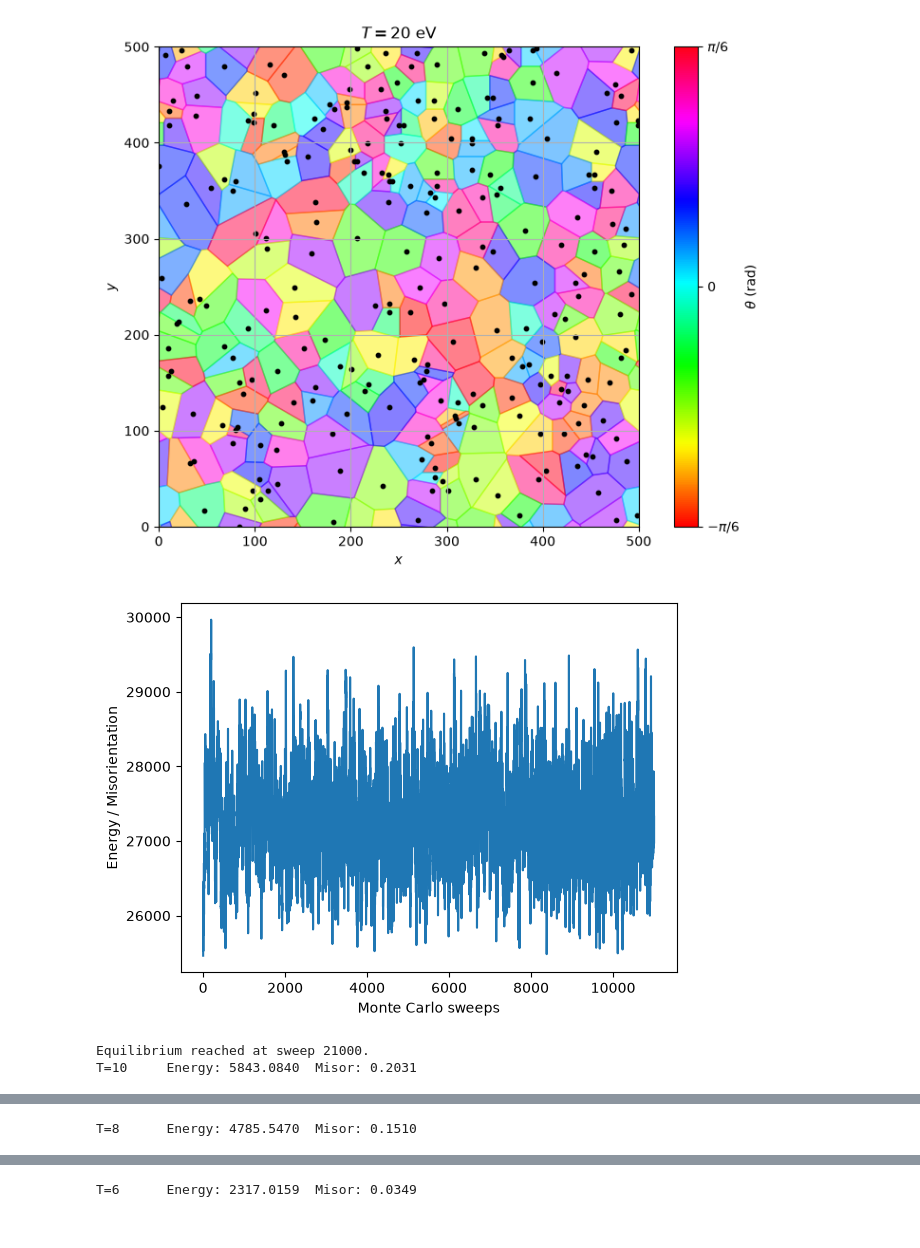
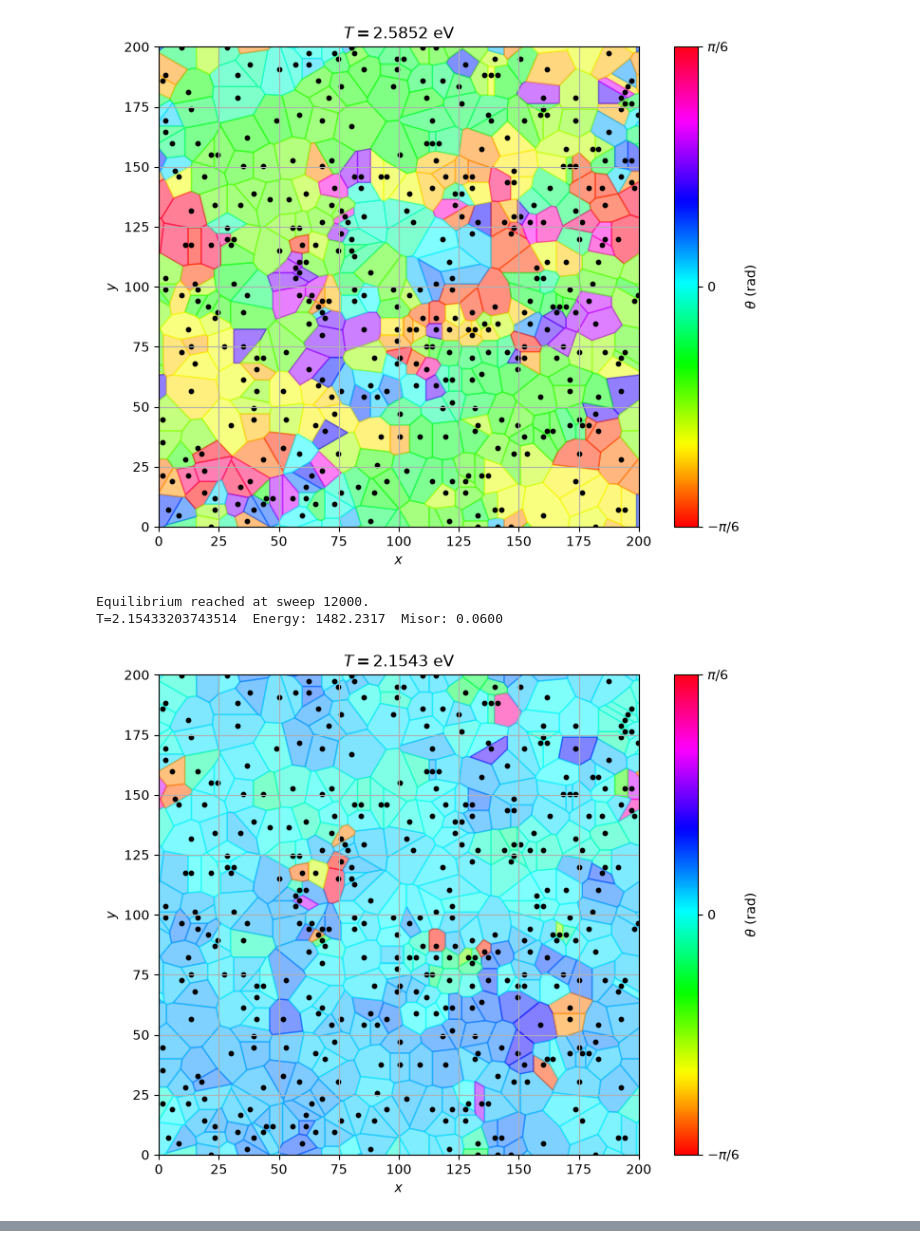
Before and after one commit to Ciciss1/TP, a Jupyter notebook: TP2/Simulation/test.ipynb, the cells around one changed output, grey strips where cells are left out. Saved outputs shown, nothing was run; the diff lists cells and outputs as text; code cells hidden in the pictures.

```diff
--- a/TP2/Simulation/test.ipynb
+++ b/TP2/Simulation/test.ipynb
@@ -14,6 +11,6 @@ The autoreload extension is already loaded. To reload it, use:
 # %%
-L = 500
-rho = 0.001
+L = 200
+rho = 0.01
 
 alpha = 1.70
 beta_RS = -0.161
@@ -22,30 +19,25 @@ gamma = 0.962
 phi_s = 6.874 / 180 * 3.141592653589793          # rad (~6.87 deg)
 phi_s2, phi_s4 = phi_s**2, phi_s**4
 
-T_list = [20, 10, 8, 6, 4, 2]  # haute -> basse T
+T_list = [30, 25, 20, 15, 10]  # haute -> basse T
+T_list = [T * 1000 for T in T_list]
+T_list = [T * 8.61732814974056E-05 for T in T_list]  # eV
 
 vor = Voronoi.PeriodicVoronoi(L, rho)
-theta = vor.theta.copy()
+theta_prev = vor.theta.copy()
 
 for T in T_list:
-    thetas, energy, misor = MonteCarlo.monte_carlo(
-        theta, vor.adj_i, vor.adj_j, vor.adj_length, vor.areas,
+    theta, energy, misor = MonteCarlo.monte_carlo(
+        theta_prev, vor.adj_i, vor.adj_j, vor.adj_length, vor.areas,
         1 / T, epsilon, gamma, phi_s2, phi_s4, alpha, beta_RS,
-        100_000, use_tqdm=True
+        300_000, use_tqdm=True
     )
     print(f"T={T:<5}  Energy: {energy[-1]:.4f}  Misor: {misor[-1]:.4f}")
 
-    vor.theta = thetas.copy()
+    theta_prev = theta.copy()
+    vor.theta = theta_prev
     vor.plot()
-    plt.title(rf"$T=${T} eV")
-    plt.show()
-
-    scalar = np.zeros(len(energy))
-    for i in range(len(energy)):
-        scalar[i] = energy[i] / misor[i] if misor[i] != 0 else 0
-    plt.plot(scalar)
-    plt.xlabel("Monte Carlo sweeps")
-    plt.ylabel("Energy / Misorientation")
+    plt.title(rf"$T=${T:.4f} eV")
     plt.show()
 
 
@@ -61,4 +53,4 @@ T=20     Energy: 6482.4580  Misor: 0.2372
-[figure, old version]
+[figure, new version]
+Equilibrium reached at sweep 12000.
+T=2.15433203743514  Energy: 1482.2317  Misor: 0.0600
-[figure, old version]
+[figure, new version]
-Equilibrium reached at sweep 21000.
-T=10     Energy: 5843.0840  Misor: 0.2031
@@ -67 +62,0 @@ T=10     Energy: 5843.0840  Misor: 0.2031
-T=8      Energy: 4785.5470  Misor: 0.1510
@@ -70 +65,0 @@ T=8      Energy: 4785.5470  Misor: 0.1510
-T=6      Energy: 2317.0159  Misor: 0.0349
```
Also changed, not shown: parts of 5 cells of this notebook, 6 other files.
